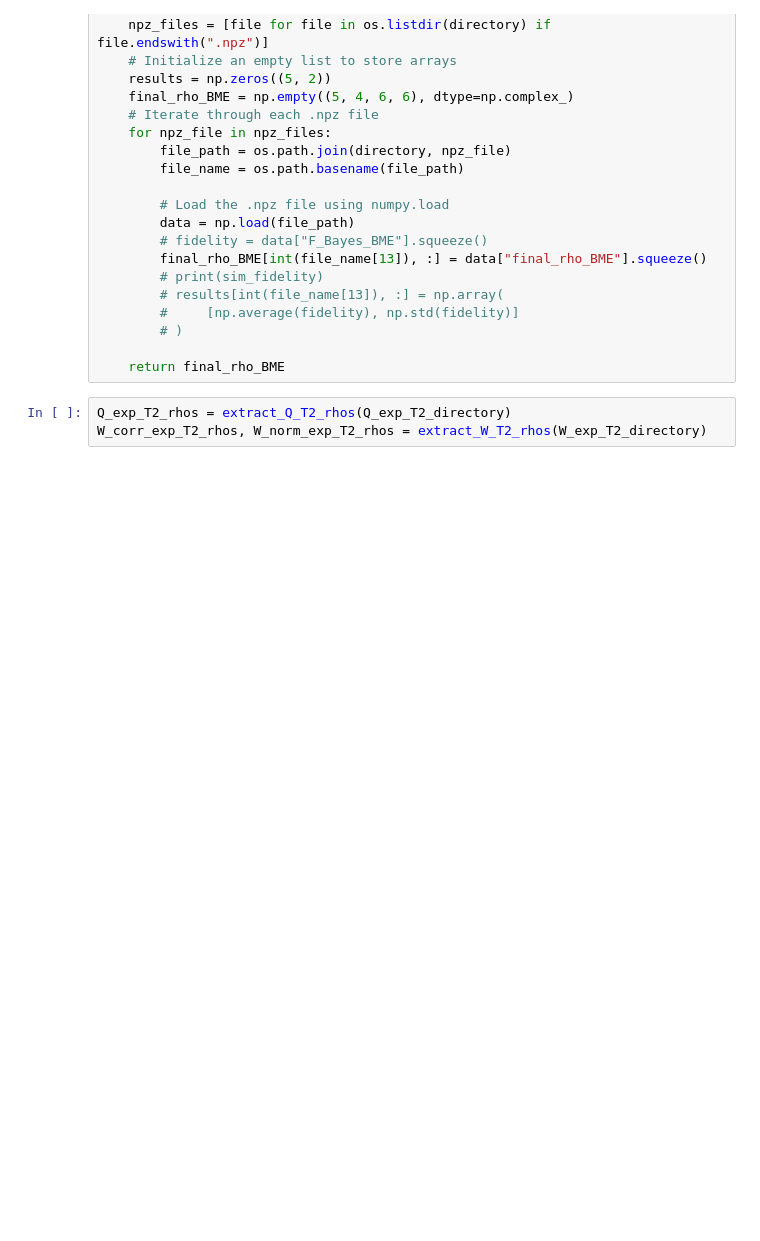
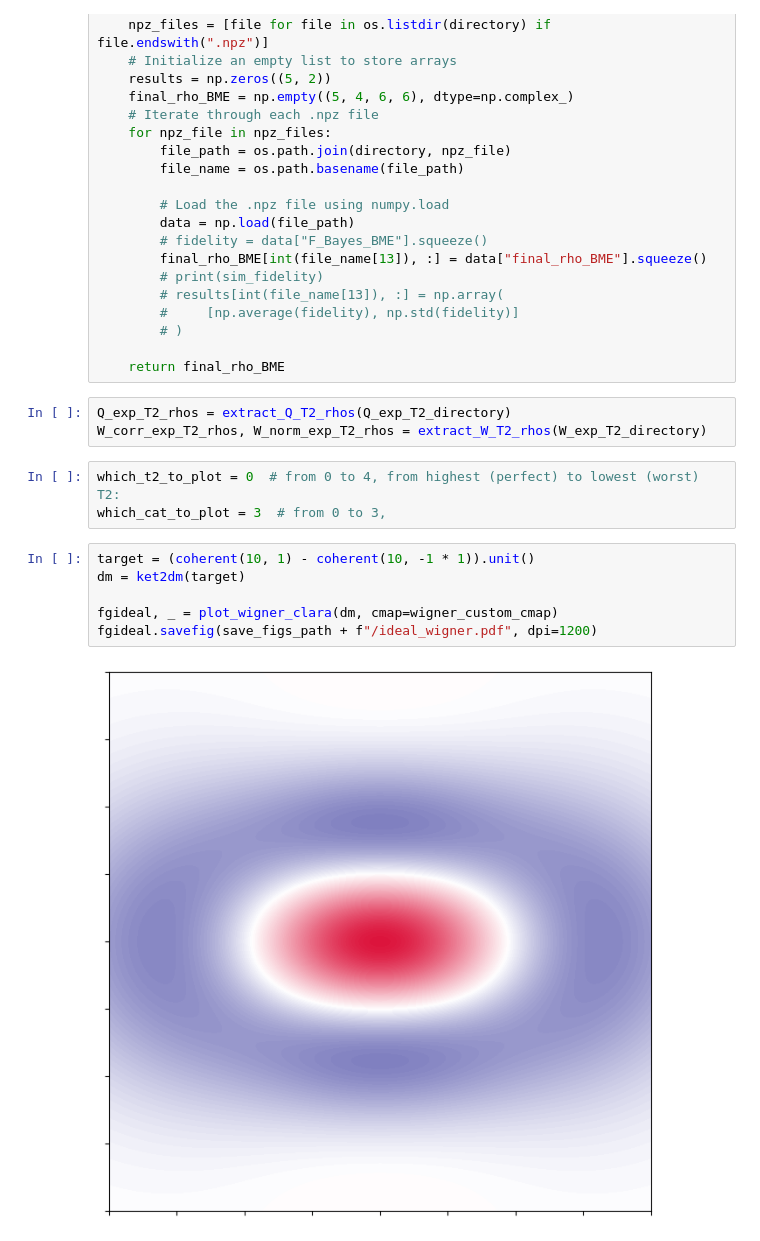
Before and after one commit to clarayfontaine/ORENS_bosonic_state_reconstruction, a Jupyter notebook: F_v_Dim_and_T2_Data_Processing_and_Simulation_Dec_16/plot_all_figures.ipynb, the cells around one changed output. Cells and saved outputs as stored; diff of their text form; blank space fills up the shorter version.

```diff
--- a/F_v_Dim_and_T2_Data_Processing_and_Simulation_Dec_16/plot_all_figures.ipynb
+++ b/F_v_Dim_and_T2_Data_Processing_and_Simulation_Dec_16/plot_all_figures.ipynb
@@ -938,4 +1155,15 @@ def extract_Q_T2_rhos(directory):
 # %%
 Q_exp_T2_rhos = extract_Q_T2_rhos(Q_exp_T2_directory)
 W_corr_exp_T2_rhos, W_norm_exp_T2_rhos = extract_W_T2_rhos(W_exp_T2_directory)
+# %%
+which_t2_to_plot = 0  # from 0 to 4, from highest (perfect) to lowest (worst) T2:
+which_cat_to_plot = 3  # from 0 to 3,
+# %%
+target = (coherent(10, 1) - coherent(10, -1 * 1)).unit()
+dm = ket2dm(target)
+
+fgideal, _ = plot_wigner_clara(dm, cmap=wigner_custom_cmap)
+fgideal.savefig(save_figs_path + f"/ideal_wigner.pdf", dpi=1200)
+# %% [output]
+[figure, added]
 # %%
```
Also changed, not shown: parts of 20 cells of this notebook, 13 other files.
